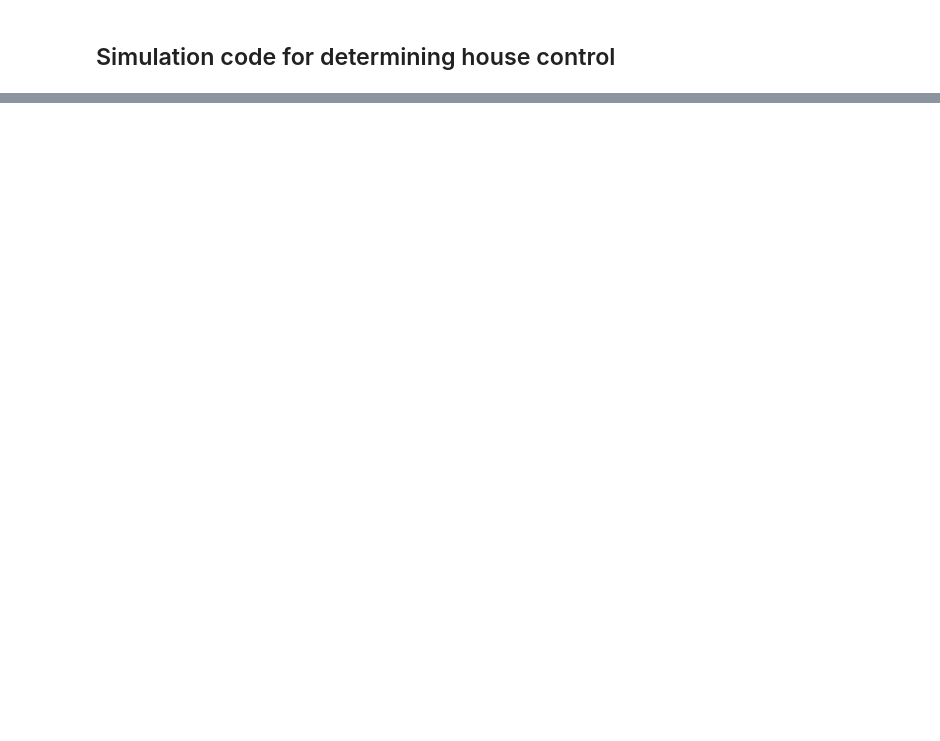
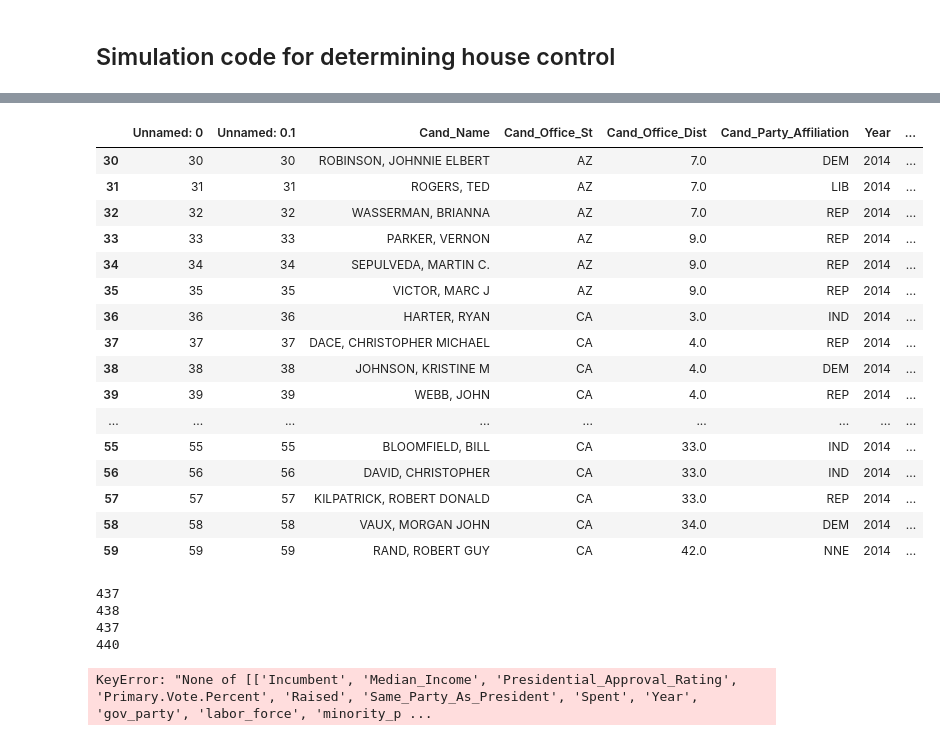
Before and after one commit to vnkn17/Stat195_Code, a Jupyter notebook: Thomas.ipynb, the cells around one changed output, grey strips where cells are left out. Drawn from its saved outputs; the diff is of its cells as text; code cells hidden in the pictures; blank space fills up the shorter version.

```diff
--- a/Thomas.ipynb
+++ b/Thomas.ipynb
@@ -89,3 +324,38 @@ def dems_take_house_corr(probs, corr, nsims):
     for i in range(probs.shape[0]):
         sims[:,i] = bernoulli.ppf(x_unif[:,i], probs[i])
     return np.sum(np.sum(sims, axis = 1) > probs.shape[0] / 2) / nsims
+# %%
+elec_2010 = pd.read_csv("Agg_2010-1.csv")
+elec_2012 = pd.read_csv("Agg_2012.csv")
+elec_2014 = pd.read_csv("Agg_2014-1.csv")
+elec_2016 = pd.read_csv("Agg_2016-1.csv")
+# %%
+elec_2014[30:60]
+# %% [output]
+|  | Unnamed: 0 | Unnamed: 0.1 | Cand_Name | Cand_Office_St | Cand_Office_Dist | Cand_Party_Affiliation | Year | ... |
+| 30 | 30 | 30 | ROBINSON, JOHNNIE ELBERT | AZ | 7.0 | DEM | 2014 | ... |
+| 31 | 31 | 31 | ROGERS, TED | AZ | 7.0 | LIB | 2014 | ... |
+| 32 | 32 | 32 | WASSERMAN, BRIANNA | AZ | 7.0 | REP | 2014 | ... |
+| 33 | 33 | 33 | PARKER, VERNON | AZ | 9.0 | REP | 2014 | ... |
+| 34 | 34 | 34 | SEPULVEDA, MARTIN C. | AZ | 9.0 | REP | 2014 | ... |
+| 35 | 35 | 35 | VICTOR, MARC J | AZ | 9.0 | REP | 2014 | ... |
+| 36 | 36 | 36 | HARTER, RYAN | CA | 3.0 | IND | 2014 | ... |
+| 37 | 37 | 37 | DACE, CHRISTOPHER MICHAEL | CA | 4.0 | REP | 2014 | ... |
+| 38 | 38 | 38 | JOHNSON, KRISTINE M | CA | 4.0 | DEM | 2014 | ... |
+| 39 | 39 | 39 | WEBB, JOHN | CA | 4.0 | REP | 2014 | ... |
+| ... | ... | ... | ... | ... | ... | ... | ... | ... |
+| 55 | 55 | 55 | BLOOMFIELD, BILL | CA | 33.0 | IND | 2014 | ... |
+| 56 | 56 | 56 | DAVID, CHRISTOPHER | CA | 33.0 | IND | 2014 | ... |
+| 57 | 57 | 57 | KILPATRICK, ROBERT DONALD | CA | 33.0 | REP | 2014 | ... |
+| 58 | 58 | 58 | VAUX, MORGAN JOHN | CA | 34.0 | DEM | 2014 | ... |
+| 59 | 59 | 59 | RAND, ROBERT GUY | CA | 42.0 | NNE | 2014 | ... |
+# %%
+print (np.sum(elec_2010['GE WINNER INDICATOR'] == 'W'))
+print (np.sum(elec_2012['GE WINNER INDICATOR'] == 'W'))
+print (np.sum(elec_2014['GE WINNER INDICATOR'] == 'W'))
+print (np.sum(elec_2016['GE WINNER INDICATOR'] == 'W'))
+# %% [output]
+437
+438
+437
+440
@@ -91,0 +364,4 @@ def dems_take_house_corr(probs, corr, nsims):
+# %%
+group = elec_2010.groupby(['Cand_Office_St', 'Cand_Office_Dist', 'Cand_Party_Affiliation'])['Primary.Vote.Percent'].transform(max) == elec_2010['Primary.Vote.Percent']
+# %% [output]
+KeyError: "None of [['Incumbent', 'Median_Income', 'Presidential_Approval_Rating', 'Primary.Vote.Percent', 'Raised', 'Same_Party_As_President', 'Spent', 'Year', 'gov_party', 'labor_force', 'minority_p ...
```
Also changed, not shown: parts of 39 cells of this notebook, 2 other files.
